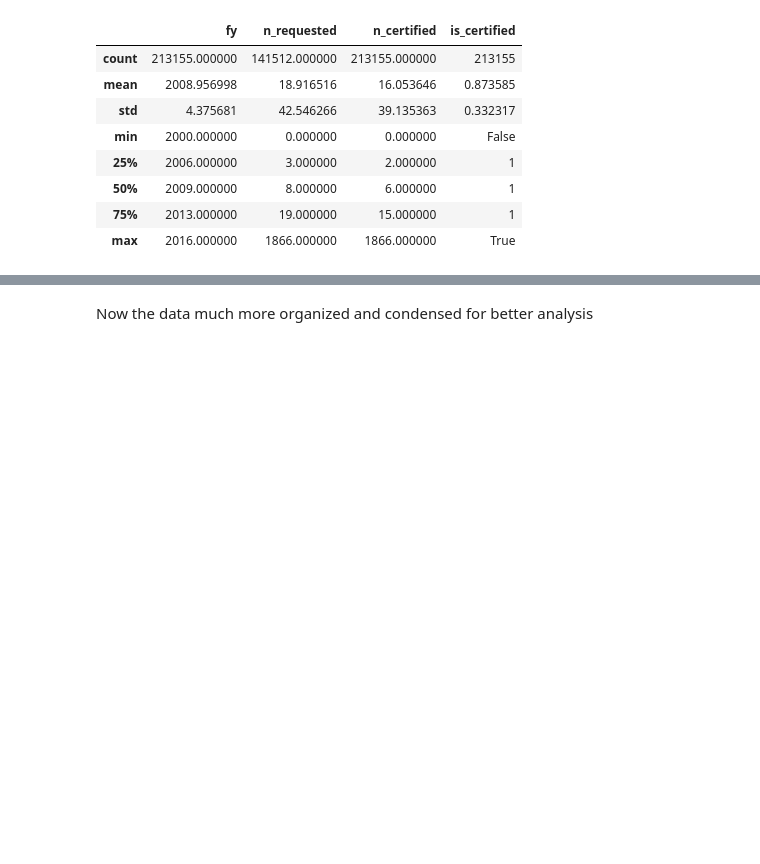
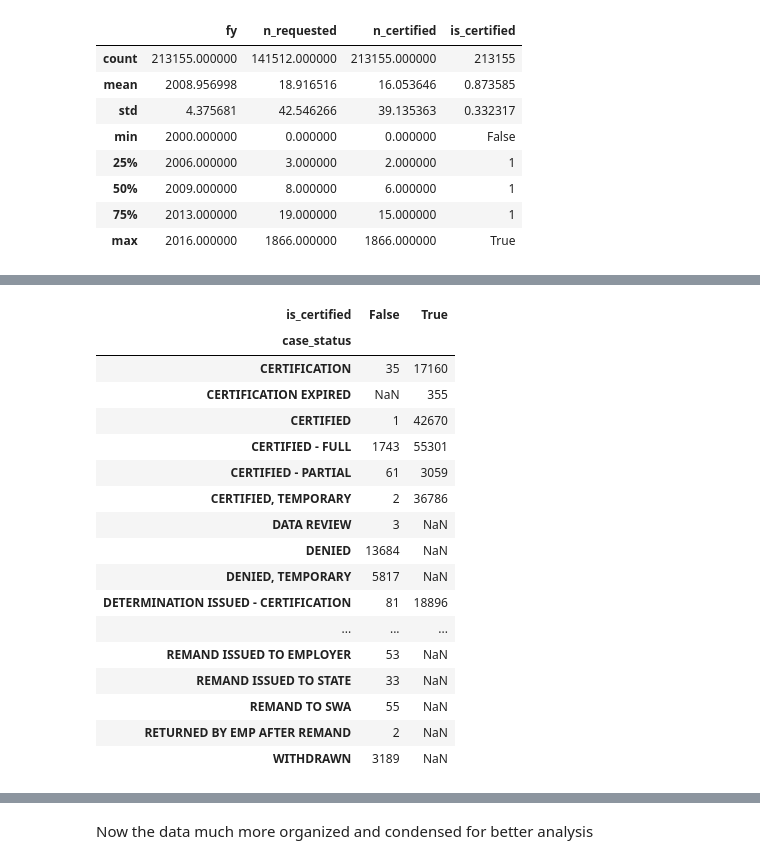
Before and after one commit to chrke/H2VisaAnalysis, a Jupyter notebook: H2_visa_analysis.ipynb, the cells around one changed output, grey strips where cells are left out. Drawn from its saved outputs; the diff is of its cells as text; code cells hidden in the pictures; blank space fills up the shorter version.

```diff
--- a/H2_visa_analysis.ipynb
+++ b/H2_visa_analysis.ipynb
@@ -228,0 +228,25 @@ visa["case_status"] = visa["case_status"].map(status_map)
+# %%
+# making a pivot table with "is_certified" and "case_status" columns to understand the columns better
+
+new = visa[["case_status","is_certified"]]
+new.loc[:,"count"] = 1
+new.pivot_table(values="count",aggfunc=np.sum,index="case_status",columns="is_certified")
+# %% [output]
+| is_certified | False | True |
+| case_status |  |  |
+| CERTIFICATION | 35 | 17160 |
+| CERTIFICATION EXPIRED | NaN | 355 |
+| CERTIFIED | 1 | 42670 |
+| CERTIFIED - FULL | 1743 | 55301 |
+| CERTIFIED - PARTIAL | 61 | 3059 |
+| CERTIFIED, TEMPORARY | 2 | 36786 |
+| DATA REVIEW | 3 | NaN |
+| DENIED | 13684 | NaN |
+| DENIED, TEMPORARY | 5817 | NaN |
+| DETERMINATION ISSUED - CERTIFICATION | 81 | 18896 |
+| ... | ... | ... |
+| REMAND ISSUED TO EMPLOYER | 53 | NaN |
+| REMAND ISSUED TO STATE | 33 | NaN |
+| REMAND TO SWA | 55 | NaN |
+| RETURNED BY EMP AFTER REMAND | 2 | NaN |
+| WITHDRAWN | 3189 | NaN |
```
Also changed, not shown: parts of 18 cells of this notebook.
